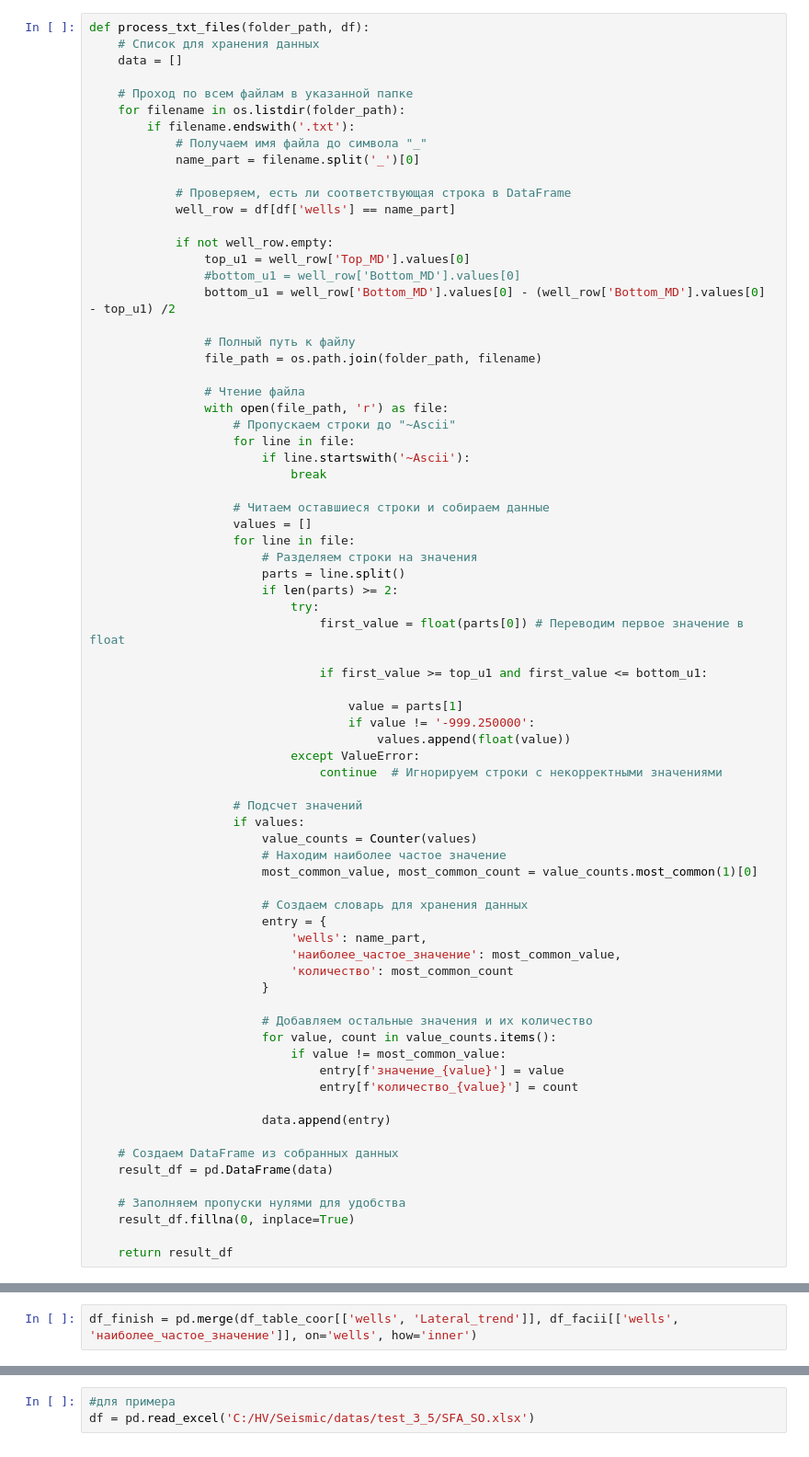
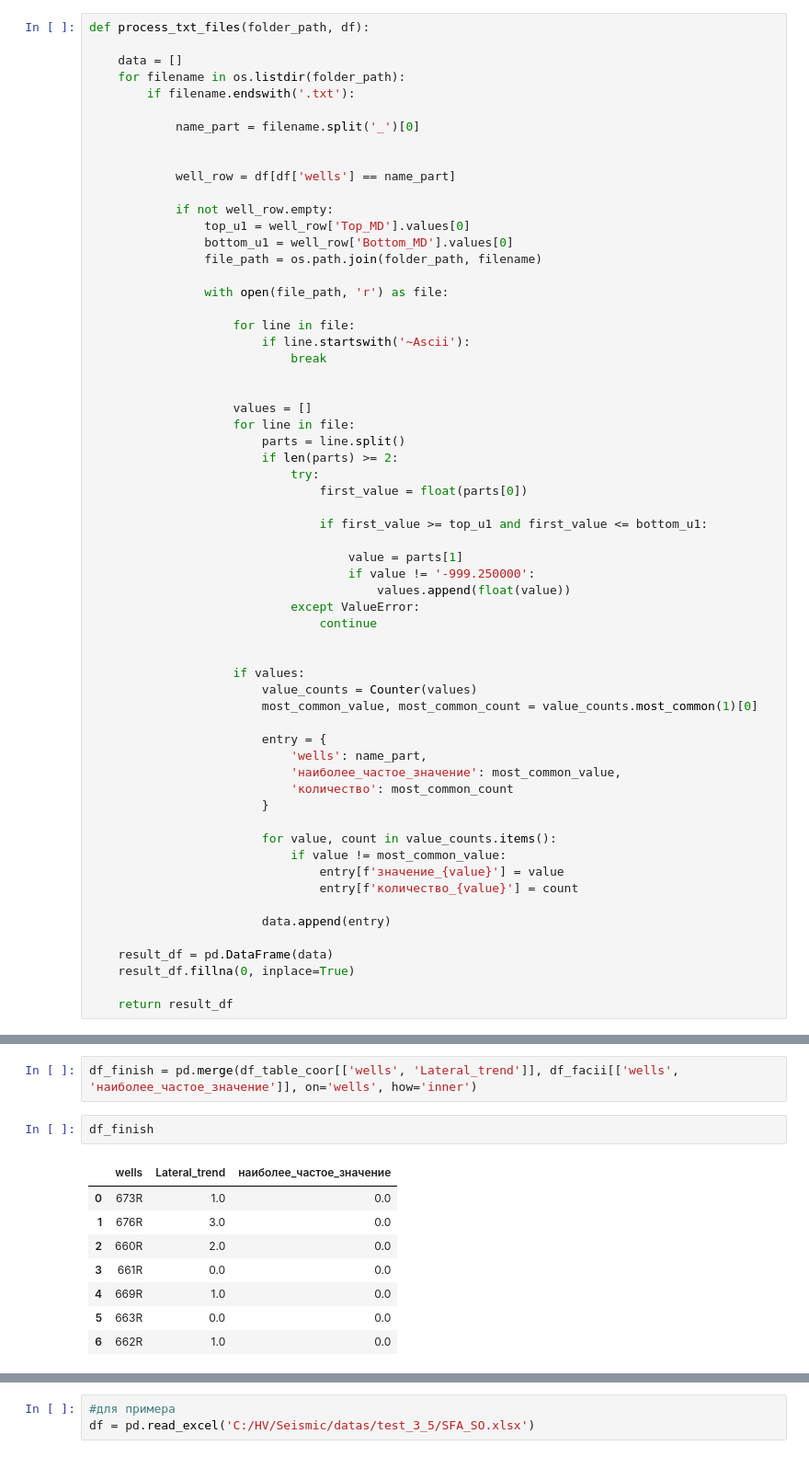
Before and after one commit to KosterioKim/Seisma, a Jupyter notebook: 3_5_facii_po_skvaginam.ipynb, the cells around one changed output, grey strips where cells are left out. Shown at 92% size. Cells and saved outputs as stored; diff of their text form.

```diff
--- a/3_5_facii_po_skvaginam.ipynb
+++ b/3_5_facii_po_skvaginam.ipynb
@@ -126,41 +124,34 @@ dict_final = process_well_data_3('C:/HV/Seismic/datas/test_3_5/Inklinometria', l
 df_table_coor = pd.DataFrame(dict_final)
 # %%
 def process_txt_files(folder_path, df):
-    # Список для хранения данных
+
     data = []
-
-    # Проход по всем файлам в указанной папке
     for filename in os.listdir(folder_path):
         if filename.endswith('.txt'):
-            # Получаем имя файла до символа "_"
+
             name_part = filename.split('_')[0]
 
-            # Проверяем, есть ли соответствующая строка в DataFrame
+
             well_row = df[df['wells'] == name_part]
 
             if not well_row.empty:
                 top_u1 = well_row['Top_MD'].values[0]
-                #bottom_u1 = well_row['Bottom_MD'].values[0]
-                bottom_u1 = well_row['Bottom_MD'].values[0] - (well_row['Bottom_MD'].values[0] - top_u1) /2
-
-                # Полный путь к файлу
+                bottom_u1 = well_row['Bottom_MD'].values[0]
                 file_path = os.path.join(folder_path, filename)
 
-                # Чтение файла
                 with open(file_path, 'r') as file:
-                    # Пропускаем строки до "~Ascii"
+
                     for line in file:
                         if line.startswith('~Ascii'):
                             break
 
-                    # Читаем оставшиеся строки и собираем данные
+
                     values = []
                     for line in file:
-                        # Разделяем строки на значения
                         parts = line.split()
                         if len(parts) >= 2:
                             try:
-                                first_value = float(parts[0]) # Переводим первое значение в float
+                                first_value = float(parts[0])
 
                                 if first_value >= top_u1 and first_value <= bottom_u1:
 
@@ -168,22 +159,19 @@ def process_txt_files(folder_path, df):
                                     if value != '-999.250000':
                                         values.append(float(value))
                             except ValueError:
-                                continue  # Игнорируем строки с некорректными значениями
+                                continue
 
-                    # Подсчет значений
+
                     if values:
                         value_counts = Counter(values)
-                        # Находим наиболее частое значение
                         most_common_value, most_common_count = value_counts.most_common(1)[0]
 
-                        # Создаем словарь для хранения данных
                         entry = {
                             'wells': name_part,
                             'наиболее_частое_значение': most_common_value,
                             'количество': most_common_count
                         }
 
-                        # Добавляем остальные значения и их количество
                         for value, count in value_counts.items():
                             if value != most_common_value:
                                 entry[f'значение_{value}'] = value
@@ -191,10 +179,7 @@ def process_txt_files(folder_path, df):
 
                         data.append(entry)
 
-    # Создаем DataFrame из собранных данных
     result_df = pd.DataFrame(data)
-
-    # Заполняем пропуски нулями для удобства
     result_df.fillna(0, inplace=True)
 
     return result_df
@@ -203,6 +188,17 @@ folder_path = 'C:/HV/Seismic/datas/test_3_5/Log_facii'   # Укажите пут
 df_facii  = process_txt_files(folder_path, df_table_coor)
 # %%
 df_finish = pd.merge(df_table_coor[['wells', 'Lateral_trend']], df_facii[['wells', 'наиболее_частое_значение']], on='wells', how='inner')
+# %%
+df_finish
+# %% [output]
+|  | wells | Lateral_trend | наиболее_частое_значение |
+| 0 | 673R | 1.0 | 0.0 |
+| 1 | 676R | 3.0 | 0.0 |
+| 2 | 660R | 2.0 | 0.0 |
+| 3 | 661R | 0.0 | 0.0 |
+| 4 | 669R | 1.0 | 0.0 |
+| 5 | 663R | 0.0 | 0.0 |
+| 6 | 662R | 1.0 | 0.0 |
 # %%
 def plot_with_trendline(df, x_col, y_col, name_col):
     """
```
Also changed, not shown: parts of 3 cells of this notebook.
